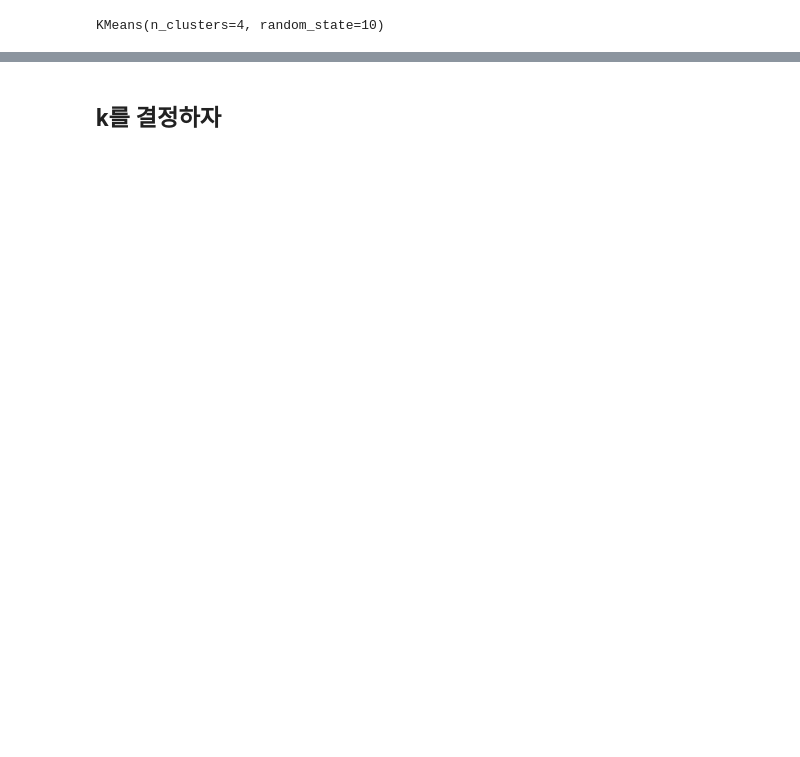
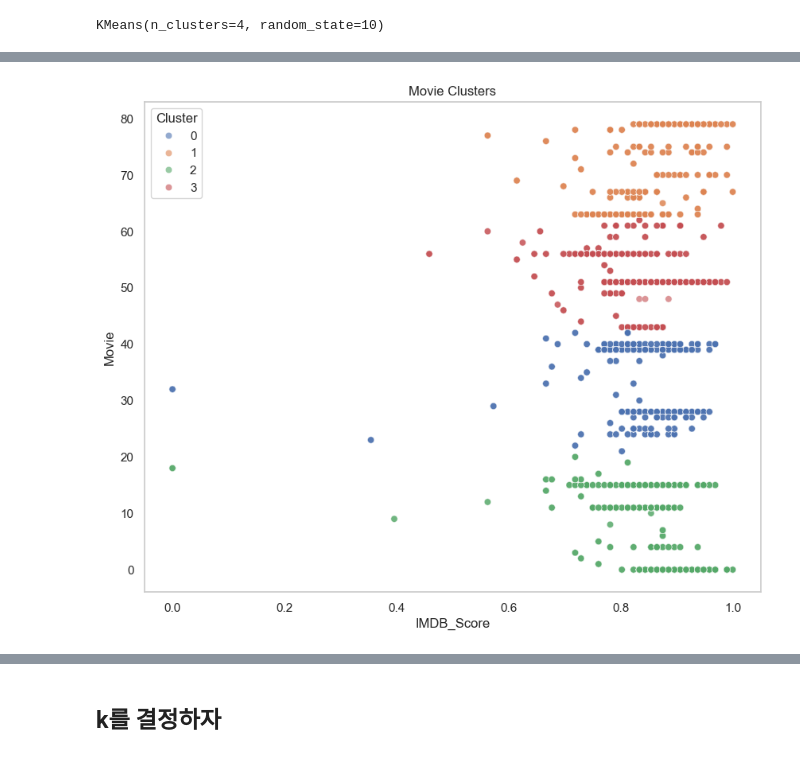
Before and after one commit to karl21-02/netflix_data_analysis, a Jupyter notebook: MarvelDc.ipynb, the cells around one changed output, grey strips where cells are left out. Saved outputs shown, nothing was run; the diff lists cells and outputs as text; code cells hidden in the pictures; blank space fills up the shorter version.

```diff
--- a/MarvelDc.ipynb
+++ b/MarvelDc.ipynb
@@ -532,2 +532,21 @@ plt.figure(figsize=(10, 8))
+# %%
+import seaborn as sns
+
+plt.figure(figsize=(10, 8))
+sns.scatterplot(data=df_kmeans,
+                x='IMDB_Score',
+                y='Movie',
+                hue='cluster',
+                palette='deep',
+                alpha=0.6)
+
+plt.title('Movie Clusters')
+plt.xlabel('IMDB_Score')
+plt.ylabel('Movie')
+plt.legend(title='Cluster')
+plt.grid(False)
+plt.show()
+# %% [output]
+[figure, added]
 # %%
 # pca와 t-SNE를 활용해 차원 축소 -> 표에 표현
```
Also changed, not shown: parts of 6 cells of this notebook, 2 other files.
